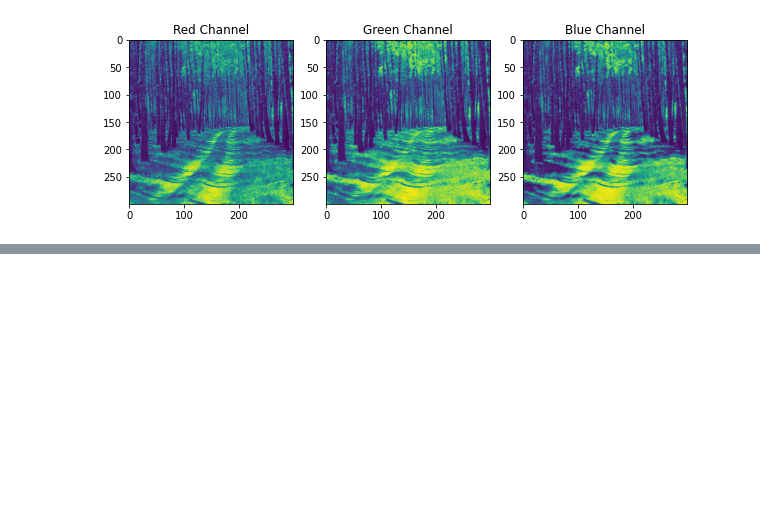
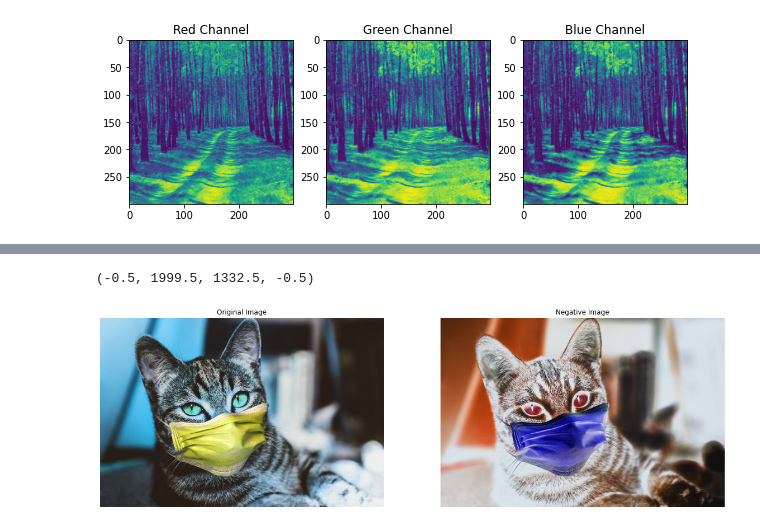
Before and after one commit to AkiaBurnett/Basic-Python, a Jupyter notebook: image_data_anaylsis.ipynb, the cells around one changed output, grey strips where cells are left out. Saved outputs shown, nothing was run; the diff lists cells and outputs as text; code cells hidden in the pictures; blank space fills up the shorter version.

```diff
--- a/image_data_anaylsis.ipynb
+++ b/image_data_anaylsis.ipynb
@@ -47,0 +64,16 @@ Text(0.5, 1.0, 'Blue Channel')
+# %%
+#Negative images
+img_cat = cv2.imread("C:/Users/user/Documents/Grad School/Computer Coding/images_for_python/cat.jpg")
+negative = 255 - img_cat
+plt.figure(figsize= (20,20))
+plt.subplot(1,2,1)
+plt.imshow(img_cat)
+plt.gca().set_title("Original Image") #set title
+plt.axis("off") #taking off the axis
+plt.subplot(1,2,2)
+plt.imshow(negative)
+plt.gca().set_title("Negative Image")
+plt.axis("off")
+# %% [output]
+(-0.5, 1999.5, 1332.5, -0.5)
+[figure, added]
```
Also changed, not shown: parts of 8 cells of this notebook.
